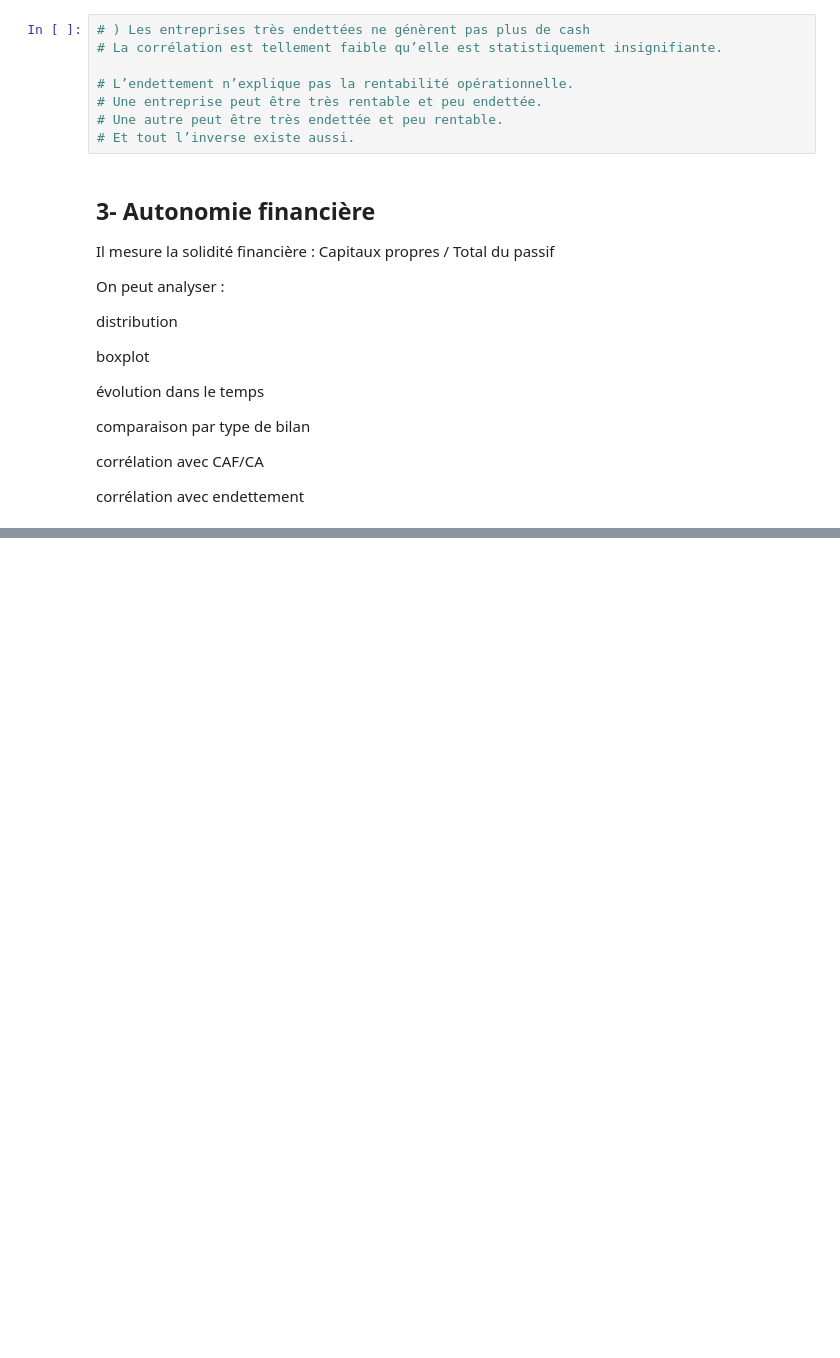
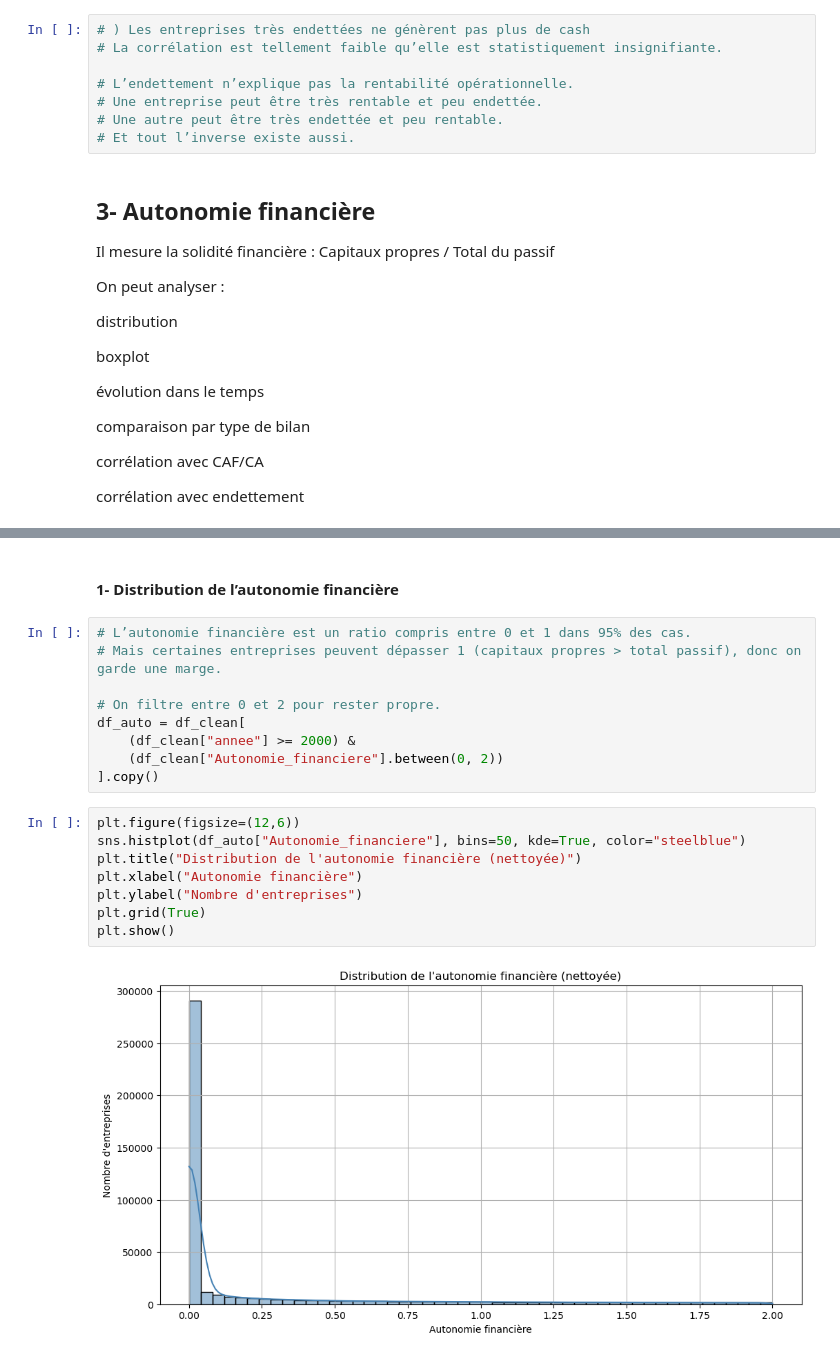
Before and after one commit to khelifaYacine/signaux-faibles-finance, a Jupyter notebook: 01_exploration.ipynb, the cells around one changed output, grey strips where cells are left out. Drawn from its saved outputs; the diff is of its cells as text; blank space fills up the shorter version.

Commit message:
Reprise et affichage des prmier graphe

```diff
--- a/01_exploration.ipynb
+++ b/01_exploration.ipynb
@@ -480,0 +486,21 @@ corrélation avec endettement
+# %% [markdown]
+#### 1- Distribution de l’autonomie financière
+# %%
+# L’autonomie financière est un ratio compris entre 0 et 1 dans 95% des cas.
+# Mais certaines entreprises peuvent dépasser 1 (capitaux propres > total passif), donc on garde une marge.
+
+# On filtre entre 0 et 2 pour rester propre.
+df_auto = df_clean[
+    (df_clean["annee"] >= 2000) &
+    (df_clean["Autonomie_financiere"].between(0, 2))
+].copy()
+# %%
+plt.figure(figsize=(12,6))
+sns.histplot(df_auto["Autonomie_financiere"], bins=50, kde=True, color="steelblue")
+plt.title("Distribution de l'autonomie financière (nettoyée)")
+plt.xlabel("Autonomie financière")
+plt.ylabel("Nombre d'entreprises")
+plt.grid(True)
+plt.show()
+# %% [output]
+[figure, added]
```
Also changed, not shown: parts of 7 cells of this notebook.
